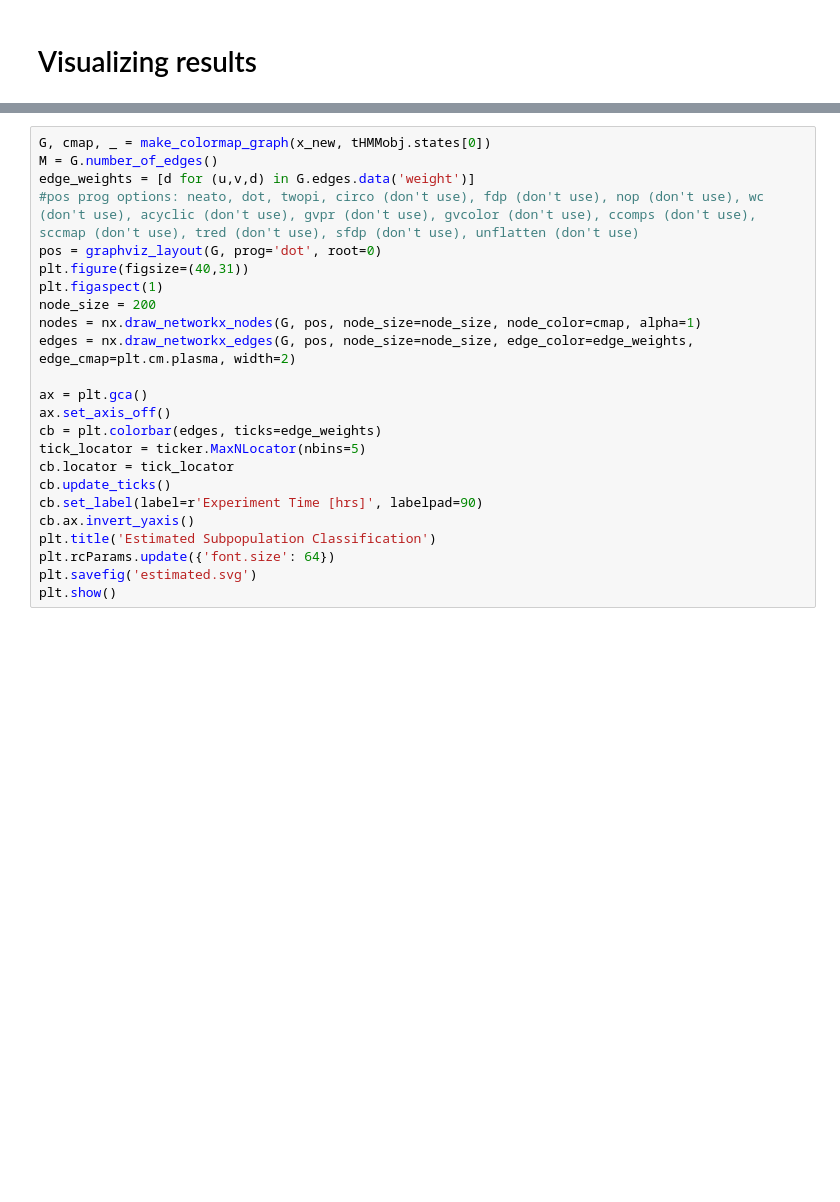
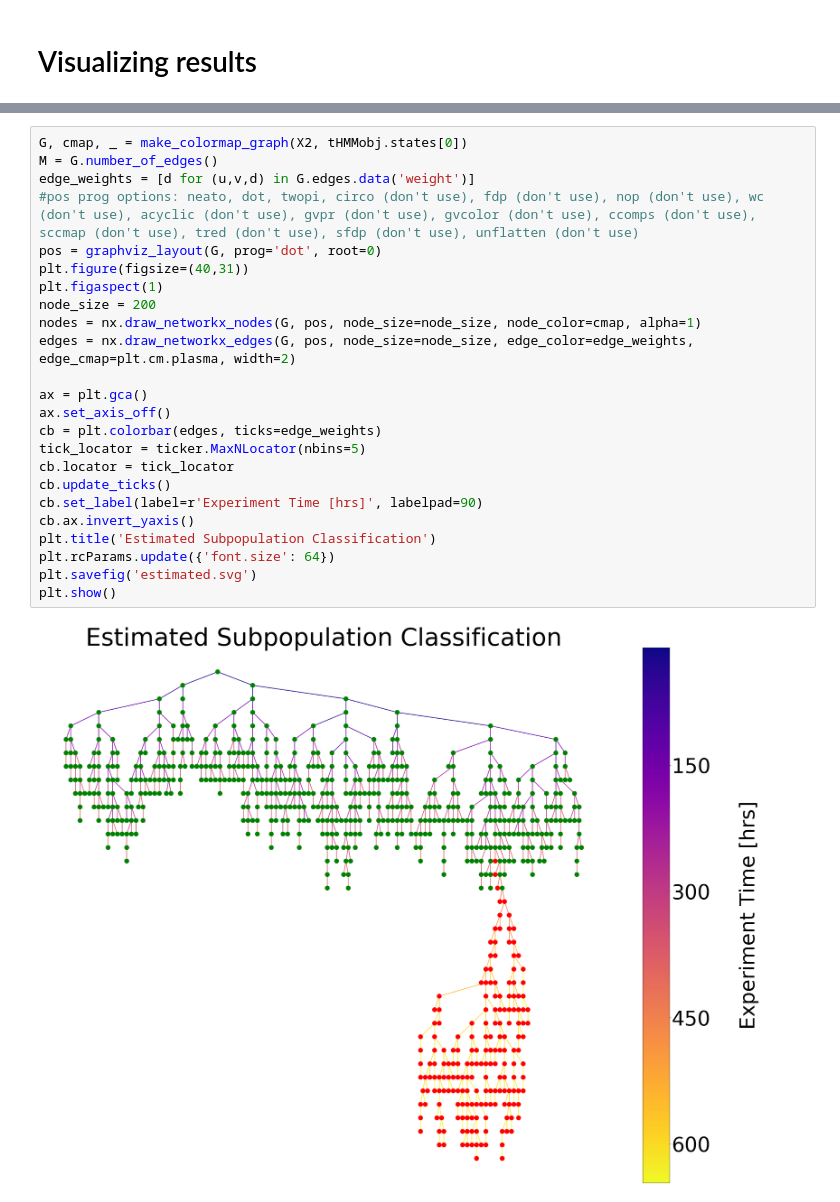
Before and after one commit to meyer-lab/tHMM, a Jupyter notebook: Guide_to_tHMM.ipynb, the cells around one changed output, grey strips where cells are left out. Cells and saved outputs as stored; diff of their text form; blank space fills up the shorter version.

```diff
--- a/Guide_to_tHMM.ipynb
+++ b/Guide_to_tHMM.ipynb
@@ -91,24 +108,26 @@ plt.show()
 # %%
-G, cmap, _ = make_colormap_graph(x_new, tHMMobj.states[0])
+G, cmap, _ = make_colormap_graph(X2, tHMMobj.states[0])
 M = G.number_of_edges()
 edge_weights = [d for (u,v,d) in G.edges.data('weight')]
 #pos prog options: neato, dot, twopi, circo (don't use), fdp (don't use), nop (don't use), wc (don't use), acyclic (don't use), gvpr (don't use), gvcolor (don't use), ccomps (don't use), sccmap (don't use), tred (don't use), sfdp (don't use), unflatten (don't use)
 pos = graphviz_layout(G, prog='dot', root=0)
 plt.figure(figsize=(40,31))
 plt.figaspect(1)
 node_size = 200
 nodes = nx.draw_networkx_nodes(G, pos, node_size=node_size, node_color=cmap, alpha=1)
 edges = nx.draw_networkx_edges(G, pos, node_size=node_size, edge_color=edge_weights, edge_cmap=plt.cm.plasma, width=2)
 
 ax = plt.gca()
 ax.set_axis_off()
 cb = plt.colorbar(edges, ticks=edge_weights)
 tick_locator = ticker.MaxNLocator(nbins=5)
 cb.locator = tick_locator
 cb.update_ticks()
 cb.set_label(label=r'Experiment Time [hrs]', labelpad=90)
 cb.ax.invert_yaxis()
 plt.title('Estimated Subpopulation Classification')
 plt.rcParams.update({'font.size': 64})
 plt.savefig('estimated.svg')
 plt.show()
+# %% [output]
+[figure, added]
```
Also changed, not shown: parts of 3 cells of this notebook, 1 other file.
